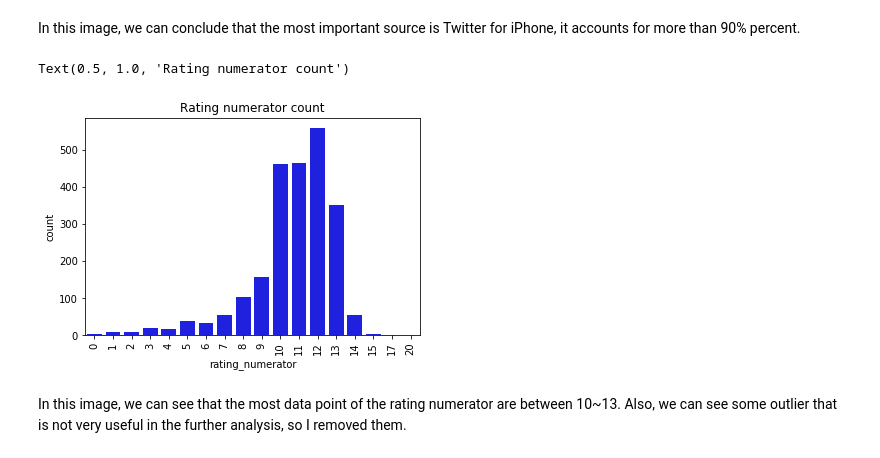
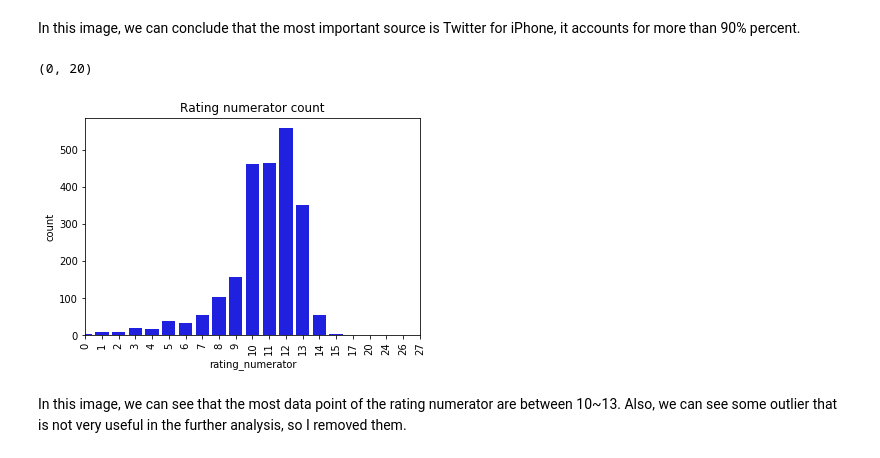
Before and after one commit to amanda1210/Twitter_dogimange_analysis, a Jupyter notebook: tweet_analysis.ipynb, the cells around one changed output. Cells and saved outputs as stored; diff of their text form; code cells hidden in the pictures.

Commit message:
Add a dog image and iterate wrangling step

```diff
--- a/tweet_analysis.ipynb
+++ b/tweet_analysis.ipynb
@@ -352,16 +261,0 @@ Name: dog_stage, dtype: int64
-# %%
-# Deal with records with multiple stage and missing value
-archive.loc[archive.dog_stage=='pupper','dog_stage']='Pupper'
-archive.loc[archive.dog_stage=='doggo','dog_stage']='Doggo'
-archive.loc[archive.dog_stage=='puppo','dog_stage']='Puppo'
-archive.loc[archive.dog_stage=='doggopupper','dog_stage']='Doggo, Pupper'
-archive.loc[archive.dog_stage=='floofer','dog_stage']='Floofer'
-archive.loc[archive.dog_stage=='doggopuppo','dog_stage']='Doggo, Puppo'
-archive.loc[archive.dog_stage=='doggofloofer','dog_stage']='Doggo, Floofer'
-# %%
-archive.loc[archive.dog_stage=='','dog_stage']=np.nan
-# %%
-archive.dog_stage=archive.dog_stage.fillna('Unknown')
-archive.dog_stage.value_counts()
-
-archive.drop(['doggo','floofer','pupper','puppo'],axis=1,inplace=True)
@@ -506,7 +497,7 @@ tweet_new.to_json('tweet_new.json')
 # %% [markdown]
 ## Data visualization and Analysis
 # %%
-archive['rating']=archive.rating_numerator/archive.rating_denominator
+archive_new['rating']=archive_new.rating_numerator/archive.rating_denominator
 # %%
 # Check the distribution of source
 # sns.countplot(archive.source)
@@ -533,10 +524,11 @@ In this image, we can conclude that the most important source is Twitter for iPh
 # %%
 sns.countplot(archive.rating_numerator, color='blue')
 plt.xticks(rotation=90)
 plt.title("Rating numerator count")
+plt.xlim(0,20)
 # %% [output]
-Text(0.5, 1.0, 'Rating numerator count')
+(0, 20)
-[figure, old version]
+[figure, new version]
 # %% [markdown]
 In this image, we can see that the most data point of the rating numerator are between 10~13. Also, we can see some outlier that is not very useful in the further analysis, so I removed them.
 # %%
```
Also changed, not shown: parts of 42 cells of this notebook, 1 other file.
